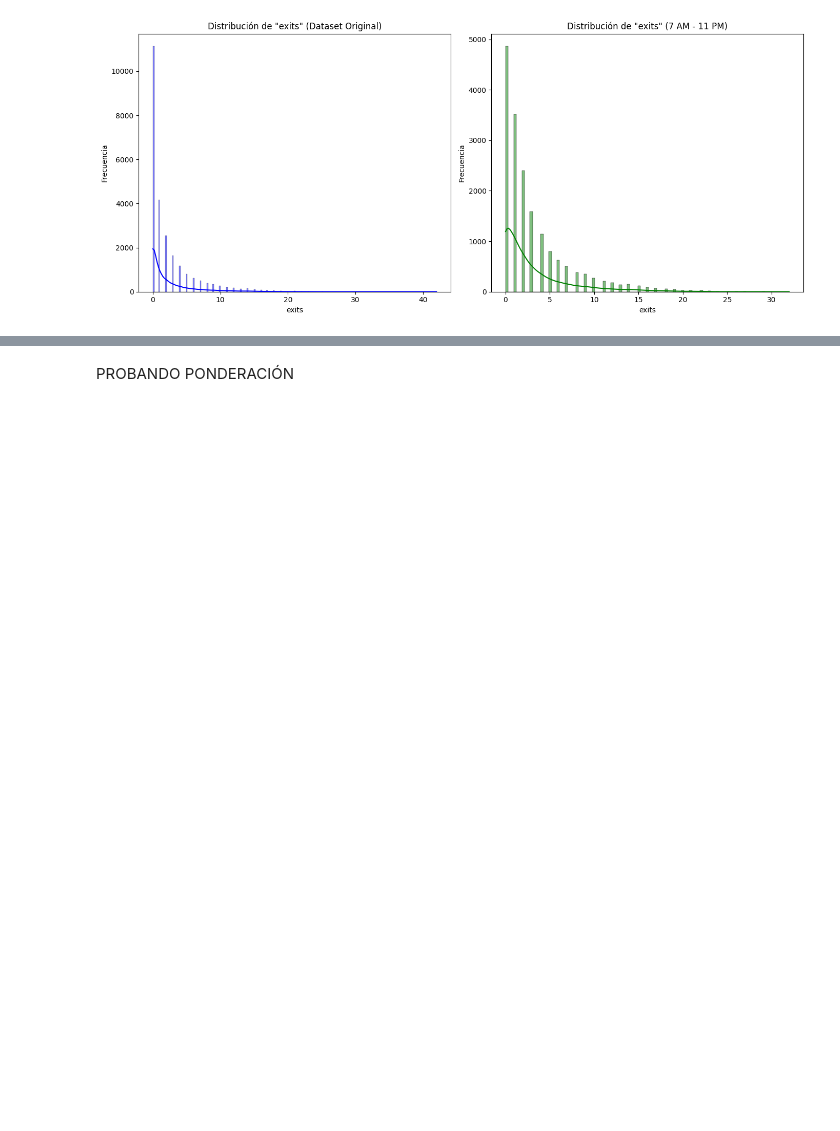
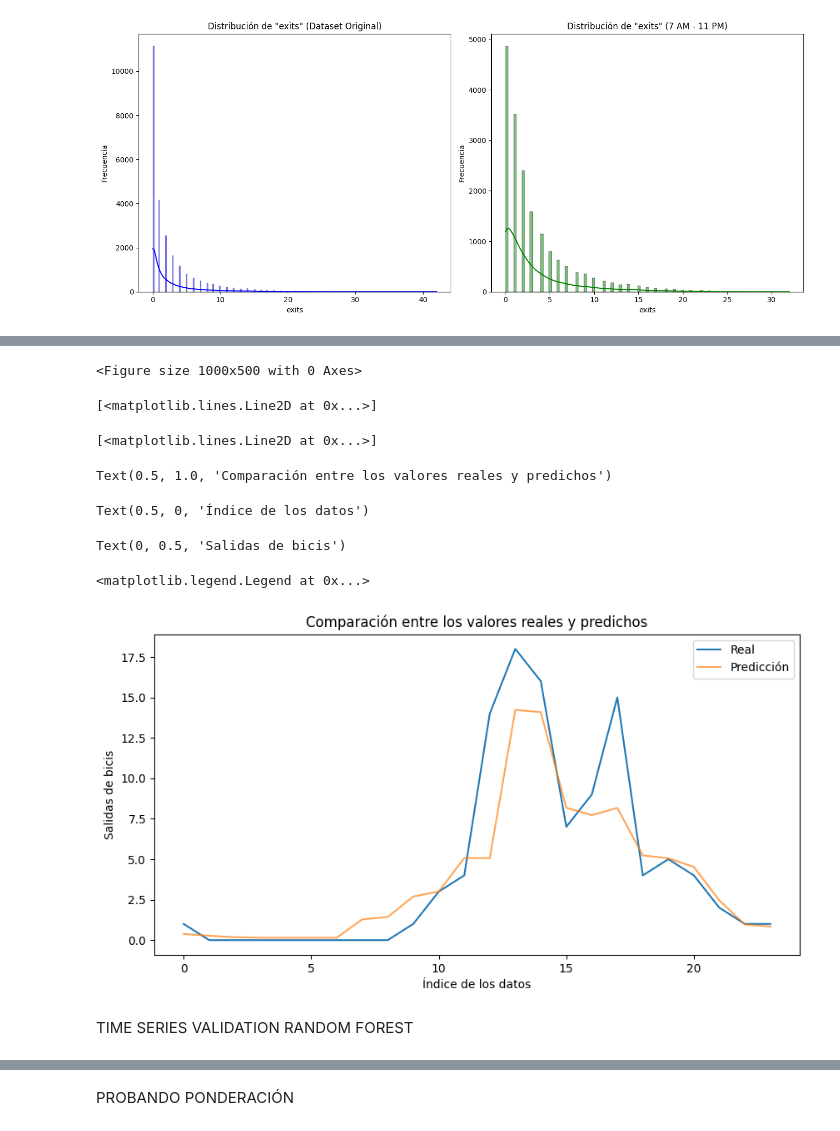
Before and after one commit to nicollorens12/BicingEstimator, a Jupyter notebook: notebook.ipynb, the cells around one changed output, grey strips where cells are left out. Cells and saved outputs as stored; diff of their text form; code cells hidden in the pictures; blank space fills up the shorter version.

```diff
--- a/notebook.ipynb
+++ b/notebook.ipynb
@@ -318,0 +345,21 @@ Explained Variance Score: 0.6963515188738945
+# %%
+# Graficar los valores reales vs. los predichos
+plt.figure(figsize=(10, 5))
+plt.plot(y_test.reset_index(drop=True), label='Real')
+plt.plot(y_pred, label='Predicción', alpha=0.7)
+plt.title('Comparación entre los valores reales y predichos')
+plt.xlabel('Índice de los datos')
+plt.ylabel('Salidas de bicis')
+plt.legend()
+plt.show()
+# %% [output]
+<Figure size 1000x500 with 0 Axes>
+[<matplotlib.lines.Line2D at 0x...>]
+[<matplotlib.lines.Line2D at 0x...>]
+Text(0.5, 1.0, 'Comparación entre los valores reales y predichos')
+Text(0.5, 0, 'Índice de los datos')
+Text(0, 0.5, 'Salidas de bicis')
+<matplotlib.legend.Legend at 0x...>
+[figure, added]
+# %% [markdown]
+TIME SERIES VALIDATION RANDOM FOREST
```
Also changed, not shown: parts of 3 cells of this notebook, 5 other files.
